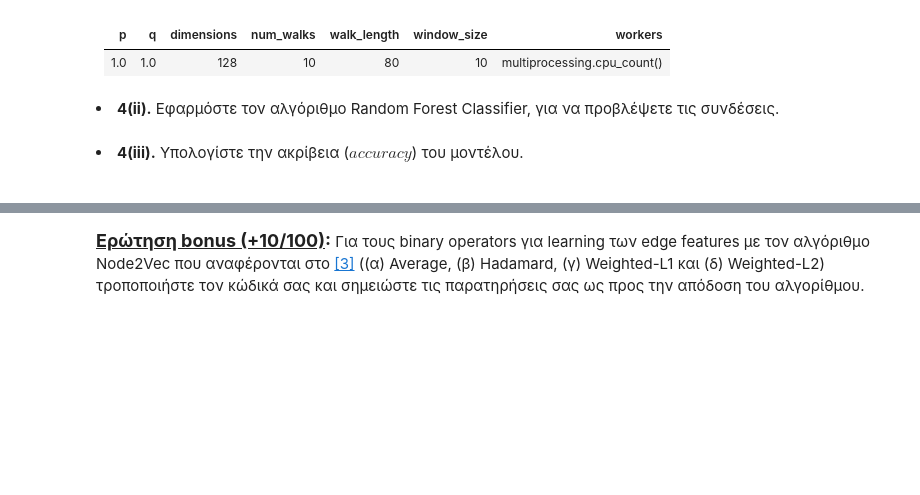
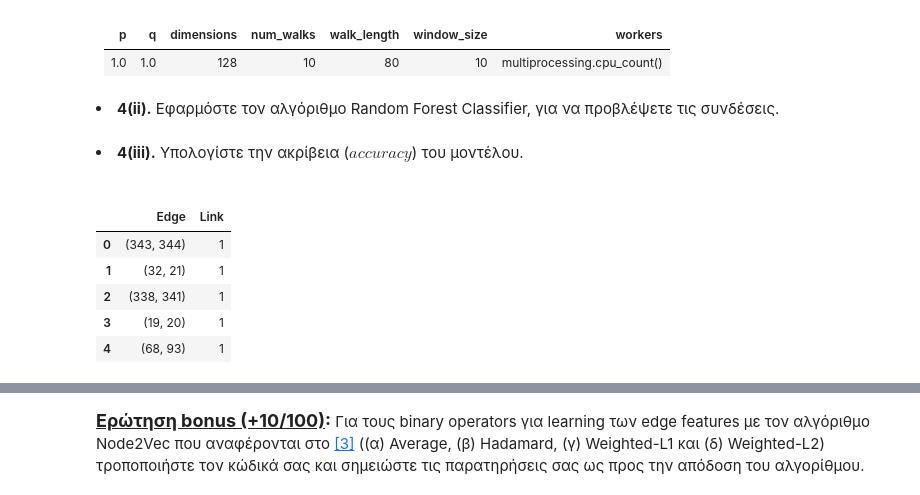
Before and after one commit to billdepo/Social-Networks-Analysis, a Jupyter notebook: lab3/lab3_2022_student_version.ipynb, the cells around one changed output, grey strips where cells are left out. Drawn from its saved outputs; the diff is of its cells as text; code cells hidden in the pictures; blank space fills up the shorter version.

```diff
--- a/lab3/lab3_2022_student_version.ipynb
+++ b/lab3/lab3_2022_student_version.ipynb
@@ -456,3 +438,13 @@ n2v_model = node2vec_walker.fit(window=window_size, min_count=1)
 <html><font>
     <li><B>4(ii).</B> Εφαρμόστε τον αλγόριθμο Random Forest Classifier, για να προβλέψετε τις συνδέσεις.</li><BR>
     <li><B>4(iii).</B> Υπολογίστε την ακρίβεια ($accuracy$) του μοντέλου. </li><BR></font></html>
+# %%
+df3 = copy.deepcopy(df)
+df3.head()
+# %% [output]
+|  | Edge | Link |
+| 0 | (343, 344) | 1 |
+| 1 | (32, 21) | 1 |
+| 2 | (338, 341) | 1 |
+| 3 | (19, 20) | 1 |
+| 4 | (68, 93) | 1 |
```
Also changed, not shown: parts of 30 cells of this notebook.
